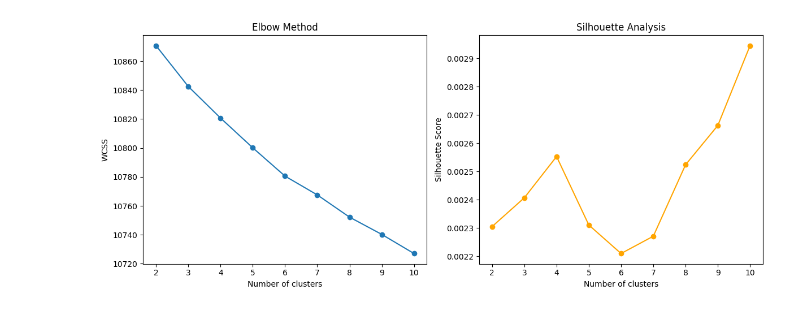
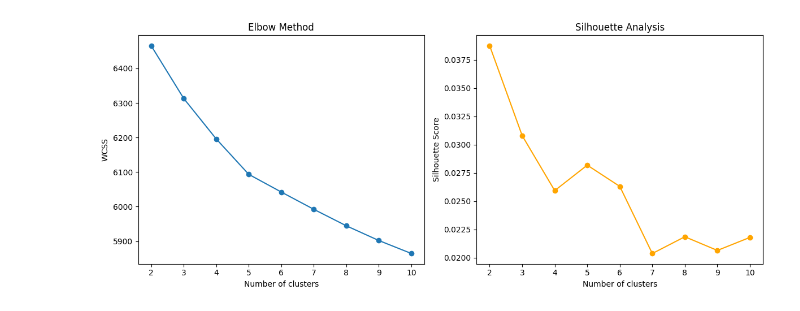
Before and after one commit to sdhanraj-1/ECE9309_MachineLearningProject, a Jupyter notebook: K_MeansClustering.ipynb, the cells around one changed output. Cells and saved outputs as stored; diff of their text form; code cells hidden in the pictures.

Commit message:
Use USE embeddings and Helper functions

```diff
--- a/K_MeansClustering.ipynb
+++ b/K_MeansClustering.ipynb
@@ -40,4 +60,0 @@ df['text'] = df['title'] + " " + df['abstract']
-# %%
-# 3. Convert text data into TF-IDF features
-vectorizer = TfidfVectorizer(stop_words='english')
-X = vectorizer.fit_transform(df['text'])
@@ -44,19 +63,24 @@ X = vectorizer.fit_transform(df['text'])
 # %%
-# 4. Determine the optimal number of clusters using the Elbow Method and Silhouette Analysis
+from sklearn.model_selection import train_test_split
+
+# 4. Split the data into training and testing sets
+X_train, X_test, df_train, df_test = train_test_split(X, df, test_size=0.1, random_state=42)  # 90% train, 10% test
+
+# 5. Determine the optimal number of clusters using the Elbow Method and Silhouette Analysis on the TRAINING data
 range_n_clusters = range(2, 11)  # Testing clusters from 2 to 10
 wcss = []           # Within-Cluster Sum-of-Squares for the Elbow Method
 silhouette_scores = []  # For silhouette analysis
 
 print("Determining optimal clusters:")
 for n_clusters in range_n_clusters:
-    kmeans = KMeans(n_clusters=n_clusters, random_state=42)
-    cluster_labels = kmeans.fit_predict(X)
+    kmeans = KMeans(n_clusters=n_clusters, random_state=42, n_init=10) # Explicitly setting n_init
+    cluster_labels = kmeans.fit_predict(X_train)
 
     # Compute the sum of squared distances to the closest cluster center (WCSS)
     wcss.append(kmeans.inertia_)
 
     # Compute the average silhouette score
-    score = silhouette_score(X, cluster_labels)
+    score = silhouette_score(X_train, cluster_labels)
     silhouette_scores.append(score)
 
     print(f"For n_clusters = {n_clusters}: WCSS = {kmeans.inertia_:.2f}, Silhouette Score = {score:.4f}")
@@ -78,5 +102,69 @@ plt.ylabel('Silhouette Score')
 
 plt.tight_layout()
 plt.show()
+
+# Automatically choose the number of clusters that gives the maximum silhouette score
+optimal_clusters = range_n_clusters[np.argmax(silhouette_scores)]
+print("Optimal number of clusters determined:", optimal_clusters)
+
+# 6. Perform K-means clustering with the optimal number of clusters on the TRAINING data
+kmeans = KMeans(n_clusters=optimal_clusters, random_state=42, n_init=10) # Explicitly setting n_init
+kmeans.fit(X_train) # Fit on the training data
+df_train['cluster'] = kmeans.predict(X_train) # Predict labels for the training data
+df_test['cluster'] = kmeans.predict(X_test) # Assign test samples to clusters
+
+# 7. Build the recommender system based on an input query
+# Define the input query string
+input_string = "stochastic hybrid system modeling"
+input_string = input_string.lower()
+input_string = input_string.replace(",", " ").replace(".", " ").replace(";", " ").replace(":", " ").replace("?", " ").replace("!", " ")
+# trim spaces
+input_string = " ".join(input_string.split())
+
+# Convert the query string into USE embedding
+embed = hub.load("https://tfhub.dev/google/universal-sentence-encoder/4")
+def get_embeddings(texts):
+  """Generates USE embeddings for a list of texts."""
+  return embed(texts)
+input_vec = get_embeddings([input_string]).numpy()  # Convert to numpy
+
+# Predict which cluster the input query belongs to
+input_vec = input_vec.astype(np.float32)
+
+input_cluster = kmeans.predict(input_vec)[0]
+
+# Filter the train dataset to only the papers in the same cluster
+cluster_indices = np.where(df_train['cluster'] == input_cluster)[0]
+X_cluster = X_train[cluster_indices] # Use X_train
+
+# Compute Euclidean distances from the input query vector to each paper in the same cluster
+euclidean_dists = euclidean_distances(input_vec, X_cluster).flatten()
+
+# Select the top 10 papers with the smallest Euclidean distances
+# Check if there are enough papers in the cluster
+if len(euclidean_dists) >= 10:
+    top10_indices = np.argsort(euclidean_dists)[:10]
+else:
+    print("Warning: Less than 10 papers in the cluster. Returning all papers in the cluster.")
+    top10_indices = np.argsort(euclidean_dists)
+top10_cluster_indices = cluster_indices[top10_indices]
+
+# Extract the recommended papers from the DataFrame
+recommended_papers = df_train.iloc[top10_cluster_indices].copy() # Use df_train
+
+# Compute the cosine similarity between the input query and each recommended paper
+cos_sim = cosine_similarity(input_vec, X_train[top10_cluster_indices]).flatten() # Use X_train
+recommended_papers['cosine_similarity'] = cos_sim
+
+print("\nRecommended Research Papers:")
+print(recommended_papers[['id', 'title', 'authors', 'cosine_similarity']].to_string(index=False))
+print(recommended_papers[['title', 'cosine_similarity']].to_string(index=False))
+
+# Computing cosine similarities for the recommended papers:
+mean_cosine_similarity = recommended_papers['cosine_similarity'].mean()
+median_cosine_similarity = recommended_papers['cosine_similarity'].median()
+
+print(f"\nMean Cosine Similarity: {mean_cosine_similarity:.6f}")
+print(f"Median Cosine Similarity: {median_cosine_similarity:.6f}")
 # %% [output]
 Determining optimal clusters:
@@ -92 +180 @@ For n_clusters = 10: WCSS = 10727.08, Silhouette Score = 0.0029
-[figure, old version]
+[figure, new version]
```
Also changed, not shown: parts of 9 cells of this notebook.
